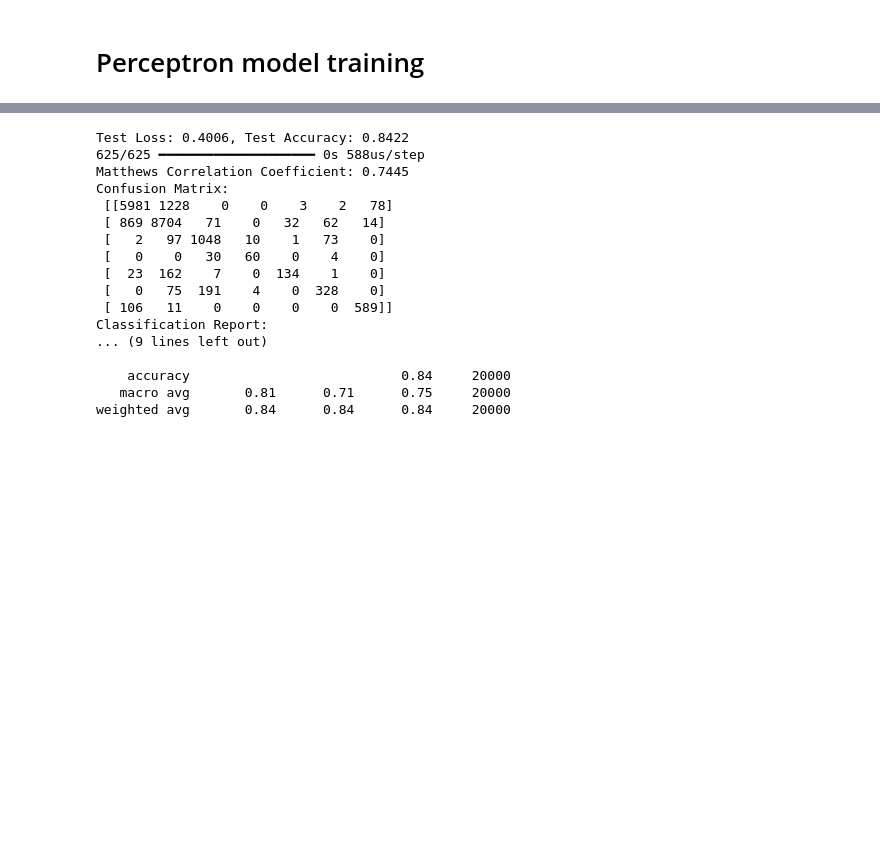
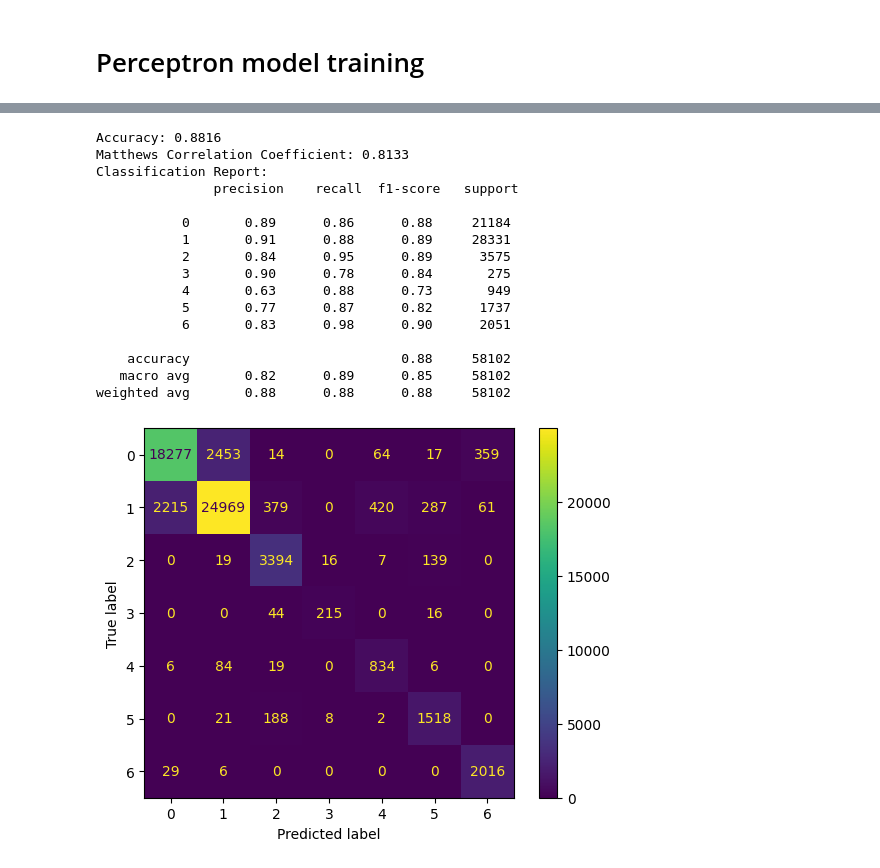
Before and after one commit to Sb4345/CSCI-635-1-Group-5, a Jupyter notebook: code/mlp_model.ipynb, the cells around one changed output, grey strips where cells are left out. Drawn from its saved outputs; the diff is of its cells as text; code cells hidden in the pictures; blank space fills up the shorter version.

```diff
--- a/code/mlp_model.ipynb
+++ b/code/mlp_model.ipynb
@@ -154,27 +144,24 @@ mlp.visualize_history(history)
 # %%
-test_loss, test_acc = mlp.evaluate()
-print(f"Test Loss: {test_loss:.4f}, Test Accuracy: {test_acc:.4f}")
-mcc, conf, class_report = mlp.evaluate(
-    metrics=[matthews_corrcoef, confusion_matrix, classification_report]
-)
+cmd, mcm, class_report, mcc = mlp.evaluate()
+cmd.plot()
+print(f"Accuracy: {accuracy_score(y_test, mlp.predict(x_test)):.4f}")
 print(f"Matthews Correlation Coefficient: {mcc:.4f}")
-print("Confusion Matrix:\n", conf)
 print("Classification Report:\n", class_report)
 # %% [output]
-Test Loss: 0.4006, Test Accuracy: 0.8422
-625/625 ━━━━━━━━━━━━━━━━━━━━ 0s 588us/step
-Matthews Correlation Coefficient: 0.7445
-Confusion Matrix:
- [[5981 1228    0    0    3    2   78]
- [ 869 8704   71    0   32   62   14]
- [   2   97 1048   10    1   73    0]
- [   0    0   30   60    0    4    0]
- [  23  162    7    0  134    1    0]
- [   0   75  191    4    0  328    0]
- [ 106   11    0    0    0    0  589]]
+Accuracy: 0.8816
+Matthews Correlation Coefficient: 0.8133
 Classification Report:
-... (9 lines left out)
+               precision    recall  f1-score   support
 
-    accuracy                           0.84     20000
-   macro avg       0.81      0.71      0.75     20000
-weighted avg       0.84      0.84      0.84     20000
+           0       0.89      0.86      0.88     21184
+           1       0.91      0.88      0.89     28331
+           2       0.84      0.95      0.89      3575
+           3       0.90      0.78      0.84       275
+           4       0.63      0.88      0.73       949
+           5       0.77      0.87      0.82      1737
+           6       0.83      0.98      0.90      2051
+
+    accuracy                           0.88     58102
+   macro avg       0.82      0.89      0.85     58102
+weighted avg       0.88      0.88      0.88     58102
+[figure, added]
```
Also changed, not shown: parts of 10 cells of this notebook, 8 other files.
